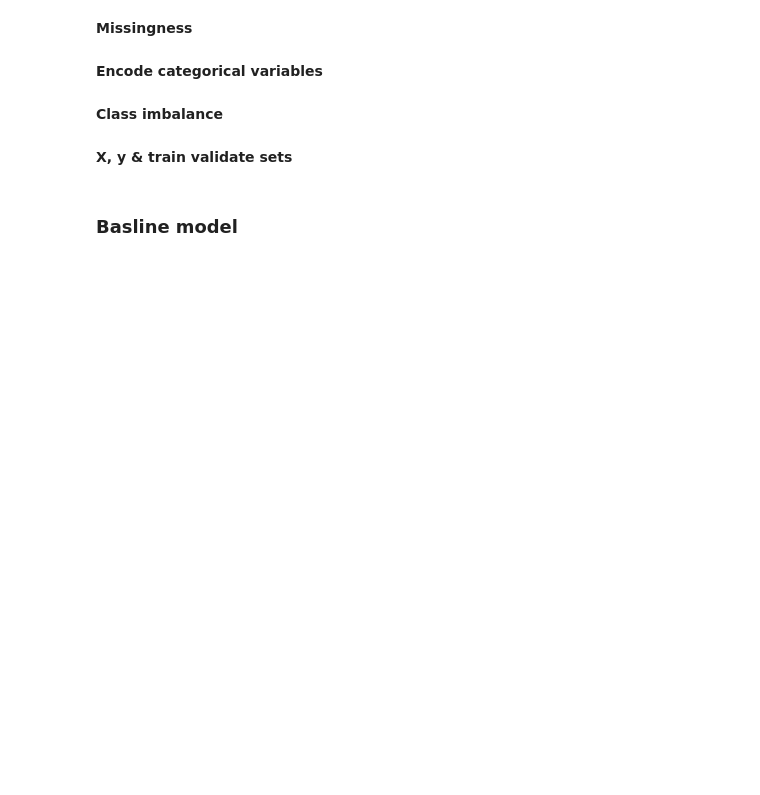
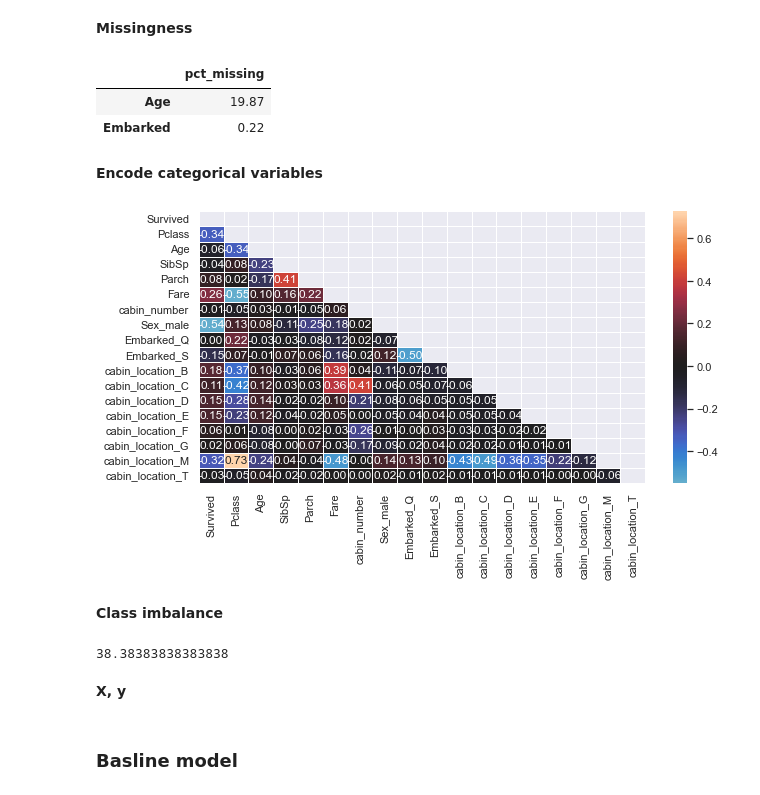
Before and after one commit to jdidcote/kaggle-competitions, a Jupyter notebook: Titanic/Titanic.ipynb, the cells around one changed output. Saved outputs shown, nothing was run; the diff lists cells and outputs as text; code cells hidden in the pictures; blank space fills up the shorter version.

Commit message:
Extracted cabin features

```diff
--- a/Titanic/Titanic.ipynb
+++ b/Titanic/Titanic.ipynb
@@ -33,13 +34,15 @@ from mlutils.preprocess.missing import check_missingness
 # %% [markdown]
 ### Load data
 # %%
+sns.set(rc={'figure.figsize':(10, 5)})
+
 TARGET = "Survived"
 
 DROP_COLS = [
     "PassengerId",
     "Name",
     "Ticket", # remove this for now
-    "Cabin"
+    # "Cabin"
 ]
 # %%
 def load_raw_data(data_set="train", drop_cols=None):
@@ -59,0 +97,13 @@ df.head()
+# %%
+def extract_cabin_features(df):
+    # Create cabin location and number cols
+    df["cabin_location"] = df["Cabin"].str.slice(0, 1)
+    df["cabin_number"] = df["Cabin"].str.slice(1, 4).str.extract('(\d+)').astype(float)
+
+    # Impute
+    df["cabin_location"].fillna("M", inplace=True)
+    df['cabin_number'] = df['cabin_number'].fillna(df["cabin_number"].mean())
+    df.drop("Cabin", axis=1, inplace=True)
+
+    return df
+df = extract_cabin_features(df)
@@ -61,6 +113,10 @@ df.head()
 **Missingness**
 # %%
 check_missingness(df)
+# %% [output]
+|  | pct_missing |
+| Age | 19.87 |
+| Embarked | 0.22 |
 # %%
 def impute_data(df: pd.DataFrame) -> pd.DataFrame:
     # Impute embarked with mode for now
@@ -85,10 +139,16 @@ df
+# %%
+feature_correlation_plot(df)
+# %% [output]
+[figure, added]
 # %% [markdown]
 **Class imbalance**
 # %%
 pct_positive = len(df.loc[df[TARGET] == 1]) / len(df) * 100
 pct_positive
+# %% [output]
+38.38383838383838
 # %% [markdown]
-**X, y & train validate sets**
+**X, y**
 # %%
 X, y = df.drop(TARGET, axis=1), df[TARGET]
 # %% [markdown]
```
Also changed, not shown: parts of 19 cells of this notebook.
